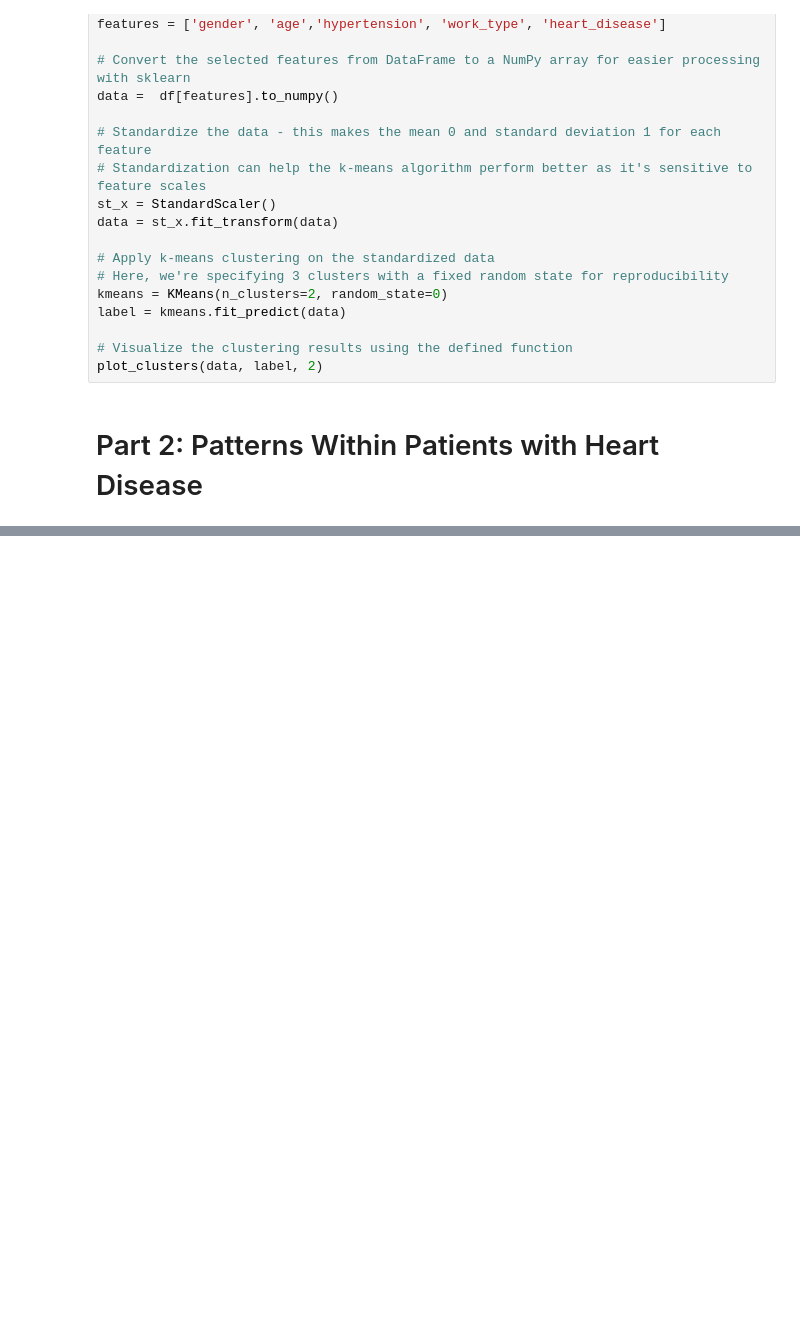
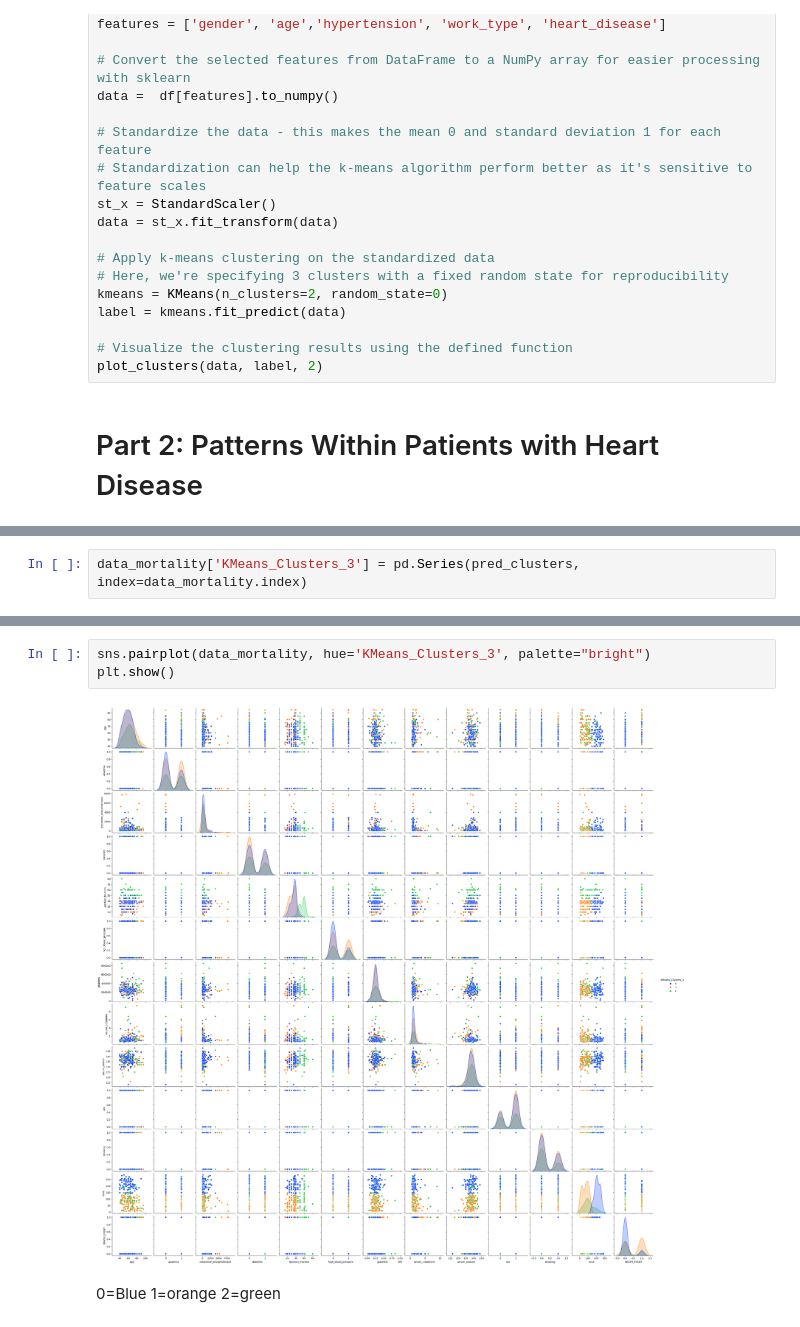
Before and after one commit to miranda-bi/CHL5230-Datathon, a Jupyter notebook: Datathon2.ipynb, the cells around one changed output, grey strips where cells are left out. Saved outputs shown, nothing was run; the diff lists cells and outputs as text; blank space fills up the shorter version.

```diff
--- a/Datathon2.ipynb
+++ b/Datathon2.ipynb
@@ -456,0 +468,2 @@ plot_clusters(data, label, 3)
+# %%
+data_mortality['KMeans_Clusters_3'] = pd.Series(pred_clusters, index=data_mortality.index)
@@ -456,0 +474,7 @@ plot_clusters(data, label, 3)
+# %%
+sns.pairplot(data_mortality, hue='KMeans_Clusters_3', palette="bright")
+plt.show()
+# %% [output]
+[figure, added]
+# %% [markdown]
+0=Blue 1=orange 2=green
```
Also changed, not shown: parts of 36 cells of this notebook.
